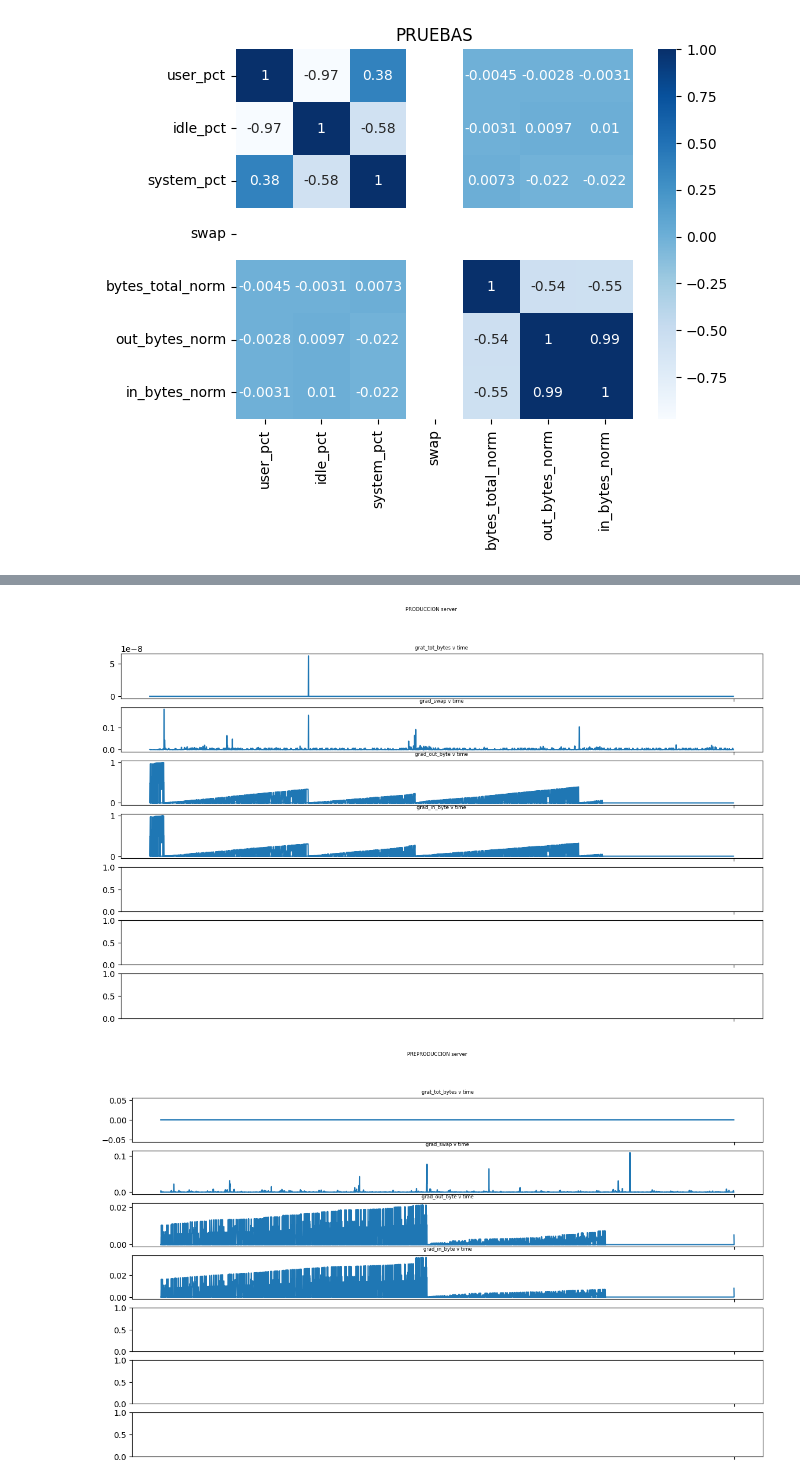
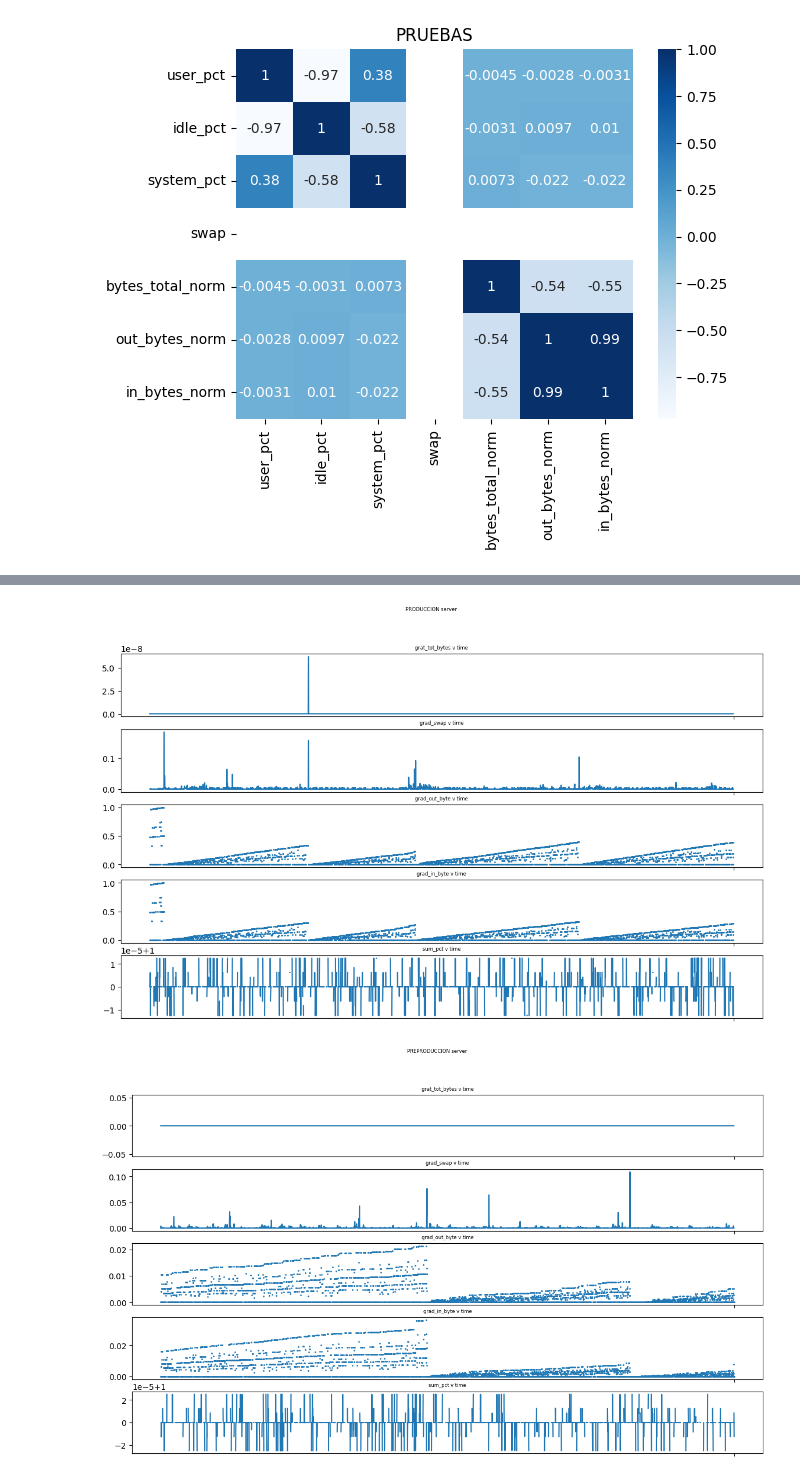
Before and after one commit to ModifiedBear/DSC-Datathon, a Jupyter notebook: RETIME.ipynb, the cells around one changed output, grey strips where cells are left out. Saved outputs shown, nothing was run; the diff lists cells and outputs as text; code cells hidden in the pictures.

```diff
--- a/RETIME.ipynb
+++ b/RETIME.ipynb
@@ -42,7 +42,6 @@ def plot(name):
     data = data.drop(["swap_norm","bytes_total","out_bytes","in_bytes","actual_used_bytes","free","actual_used_pct","swap_free"],axis=1)
 
     time = data["@timestamp"]
-    time = time
     time_tick = [""]#data["@timestamp"][::500]
 
     user_pct = data["user_pct"]
@@ -66,42 +65,53 @@ def plot(name):
         if (np.isnan(out_bytes_norm[i])==True):
             if i != 0:
                 N_out_bytes[i] = N_out_bytes[i-1]
+            else:
+                N_out_bytes[i] = 0
         elif (C_bytes_out == 0):
             N_out_bytes[i] = out_bytes_norm[i]
             C_bytes_out = i
         else:
             N_out_bytes[i] = out_bytes_norm[i]
+
         if (np.isnan(in_bytes_norm[i])==True):
             if i != 0:
                 N_in_bytes[i] = N_in_bytes[i-1]
+            else:
+                N_in_bytes[i] = 0
         elif(C_bytes_in == 0):
             N_in_bytes[i] = in_bytes_norm[i]
             C_bytes_in = i
         else:
             N_in_bytes[i] = in_bytes_norm[i]
+
         if (np.isnan(swap[i])==True):
             if i != 0:
                 N_swap[i] = N_swap[i-1]
+            else:
+                N_swap[i] = 0
         elif(C_swap == 0):
             N_swap[i] = swap[i]
             C_swap = i
         else:
             N_swap[i] = swap[i]
+
         if (np.isnan(bytes_total_norm[i])==True):
             if i != 0:
                 N_bytes_total_norm[i] = N_bytes_total_norm[i-1]
+            else:
+                N_bytes_total_norm[i] = 0
         elif(C_bytes_tot == 0):
             N_bytes_total_norm[i] = bytes_total_norm[i]
             C_bytes_tot = i
         else:
             N_bytes_total_norm[i] = bytes_total_norm[i]
-    N_bytes_total_norm[0] = N_bytes_total_norm[1]
-    N_swap[0] = N_swap[1]
 
     grad_tot_byte = np.abs(np.gradient(N_bytes_total_norm[C_bytes_tot+1:].flatten()))
     grad_swap = np.abs(np.gradient(N_swap[C_swap + 1:].flatten()))
 
-    fig, (ax1, ax2, ax3, ax4, ax5, ax6, ax7) = plt.subplots(7,sharex=True,figsize=(14,8))
+    pct_all = user_pct + system_pct + idle_pct
+
+    fig, (ax1, ax2, ax3, ax4, ax5) = plt.subplots(5,sharex=True,figsize=(14,8))
     fig.suptitle(name + " server",fontsize = 6)
 
     ax1.plot(time[C_bytes_tot+1:], grad_tot_byte)
@@ -110,19 +120,19 @@ def plot(name):
     ax2.plot(time[C_swap+1:], grad_swap)
     ax2.set_title("grad_swap v time",fontsize = 6)
 
-    ax3.plot(time[C_bytes_out:], N_out_bytes[C_bytes_out:])
-    ax3.set_title("grad_out_byte v time",fontsize = 6)
+    ax3.scatter(time[C_bytes_out:], N_out_bytes[C_bytes_out:],s=1)
+    ax3.set_title("byte_out v time",fontsize = 6)
 
-    ax4.plot(time[C_bytes_in:], N_in_bytes[C_bytes_in:])
-    ax4.set_title("grad_in_byte v time",fontsize = 6)
+    ax4.scatter(time[C_bytes_in:], N_in_bytes[C_bytes_in:],s=1)
+    ax4.set_title("byte_in v time",fontsize = 6)
 
-    # ax5.plot(time, grad_swap)
-    # ax5.set_title("grad_swap v time",fontsize = 6)
+    ax5.plot(time, pct_all)
+    ax5.set_title("sum_pct v time",fontsize = 6)
 
-    # ax6.plot(time, N_out_bytes[1:])
+    # ax6.plot(time, system_pct)
     # ax6.set_title("out_bytes_norm v time",fontsize = 6)
 
-    # ax7.plot(time, N_in_bytes[1:])
+    # ax7.plot(time, idle_pct)
     # ax7.set_title("in_bytes_norm v time",fontsize = 6)
 
     plt.xticks(rotation=30)
@@ -142,2 +152,2 @@ start()
-[figure, old version]
+[figure, new version]
-[figure, old version]
+[figure, new version]
```
Also changed, not shown: parts of 1 cell of this notebook.
